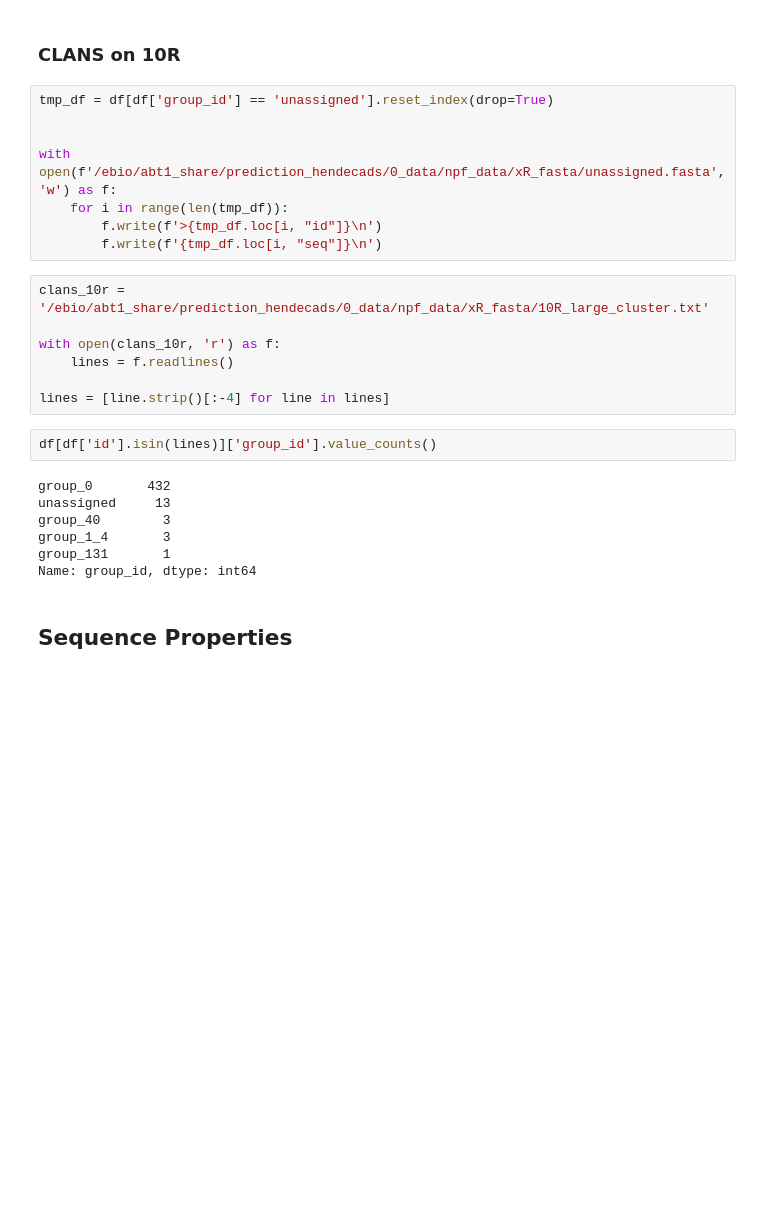
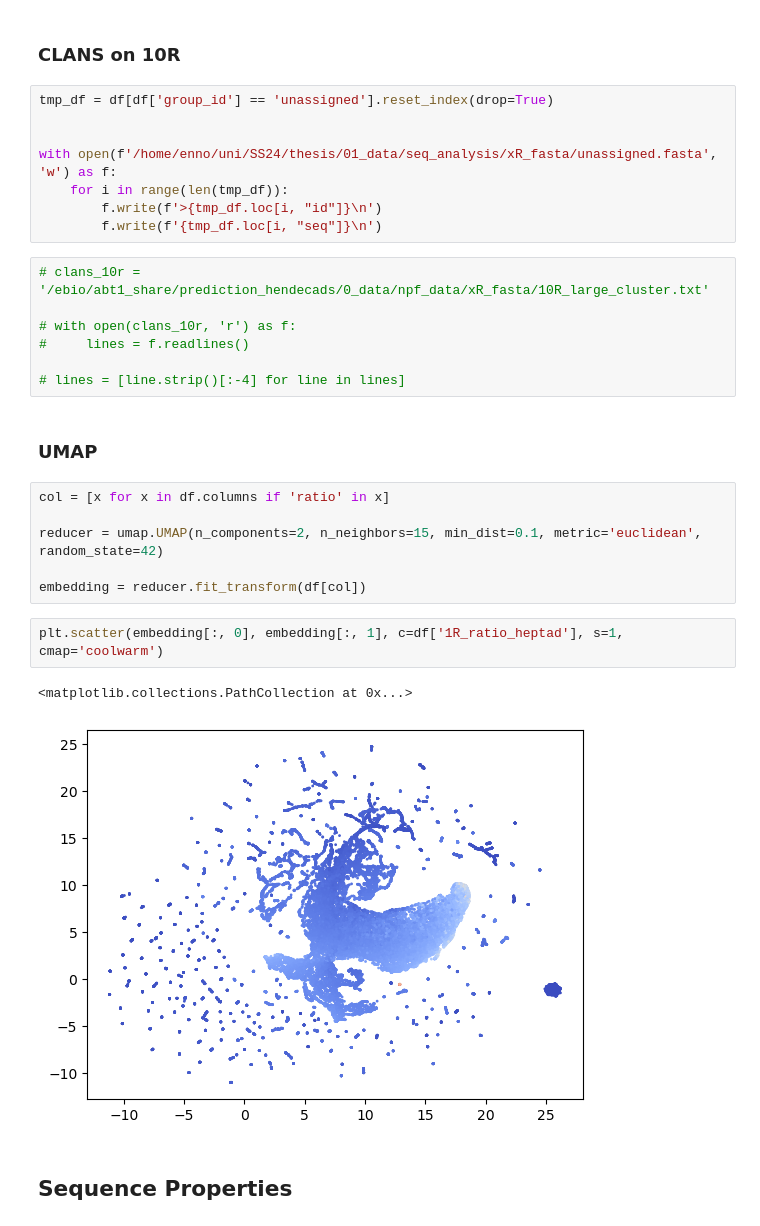
Before and after one commit to donEnno/hendecads, a Jupyter notebook: 02_seq_analysis/seq_analysis.ipynb, the cells around one changed output. Cells and saved outputs as stored; diff of their text form; blank space fills up the shorter version.

Commit message:
Add UMAP

```diff
--- a/02_seq_analysis/seq_analysis.ipynb
+++ b/02_seq_analysis/seq_analysis.ipynb
@@ -476,26 +477,30 @@ motif
 tmp_df = df[df['group_id'] == 'unassigned'].reset_index(drop=True)
 
 
-with open(f'/ebio/abt1_share/prediction_hendecads/0_data/npf_data/xR_fasta/unassigned.fasta', 'w') as f:
+with open(f'/home/enno/uni/SS24/thesis/01_data/seq_analysis/xR_fasta/unassigned.fasta', 'w') as f:
     for i in range(len(tmp_df)):
         f.write(f'>{tmp_df.loc[i, "id"]}\n')
         f.write(f'{tmp_df.loc[i, "seq"]}\n')
 # %%
-clans_10r = '/ebio/abt1_share/prediction_hendecads/0_data/npf_data/xR_fasta/10R_large_cluster.txt'
+# clans_10r = '/ebio/abt1_share/prediction_hendecads/0_data/npf_data/xR_fasta/10R_large_cluster.txt'
 
-with open(clans_10r, 'r') as f:
-    lines = f.readlines()
+# with open(clans_10r, 'r') as f:
+#     lines = f.readlines()
 
-lines = [line.strip()[:-4] for line in lines]
+# lines = [line.strip()[:-4] for line in lines]
-# %%
-df[df['id'].isin(lines)]['group_id'].value_counts()
-# %% [output]
-group_0       432
-unassigned     13
-group_40        3
-group_1_4       3
-group_131       1
-Name: group_id, dtype: int64
+# %% [markdown]
+### UMAP
+# %%
+col = [x for x in df.columns if 'ratio' in x]
+
+reducer = umap.UMAP(n_components=2, n_neighbors=15, min_dist=0.1, metric='euclidean', random_state=42)
+
+embedding = reducer.fit_transform(df[col])
+# %%
+plt.scatter(embedding[:, 0], embedding[:, 1], c=df['1R_ratio_heptad'], s=1, cmap='coolwarm')
+# %% [output]
+<matplotlib.collections.PathCollection at 0x...>
+[figure, added]
 # %% [markdown]
 ## Sequence Properties
 # %%
```
Also changed, not shown: parts of 14 cells of this notebook.
